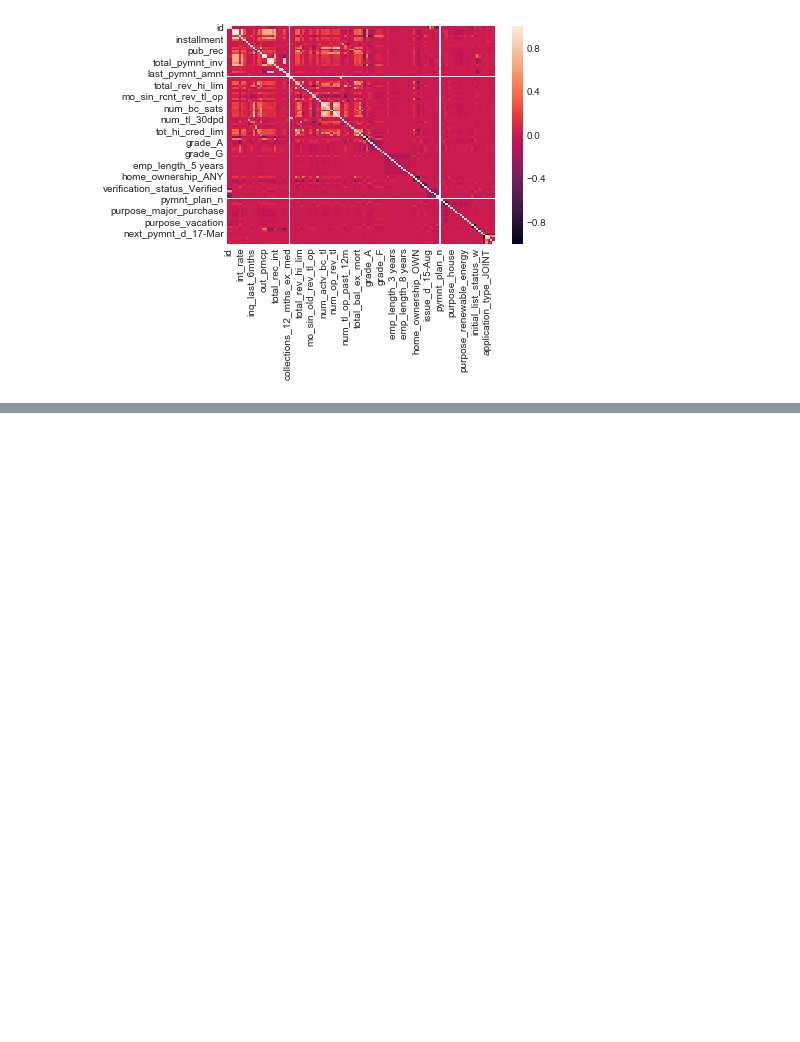
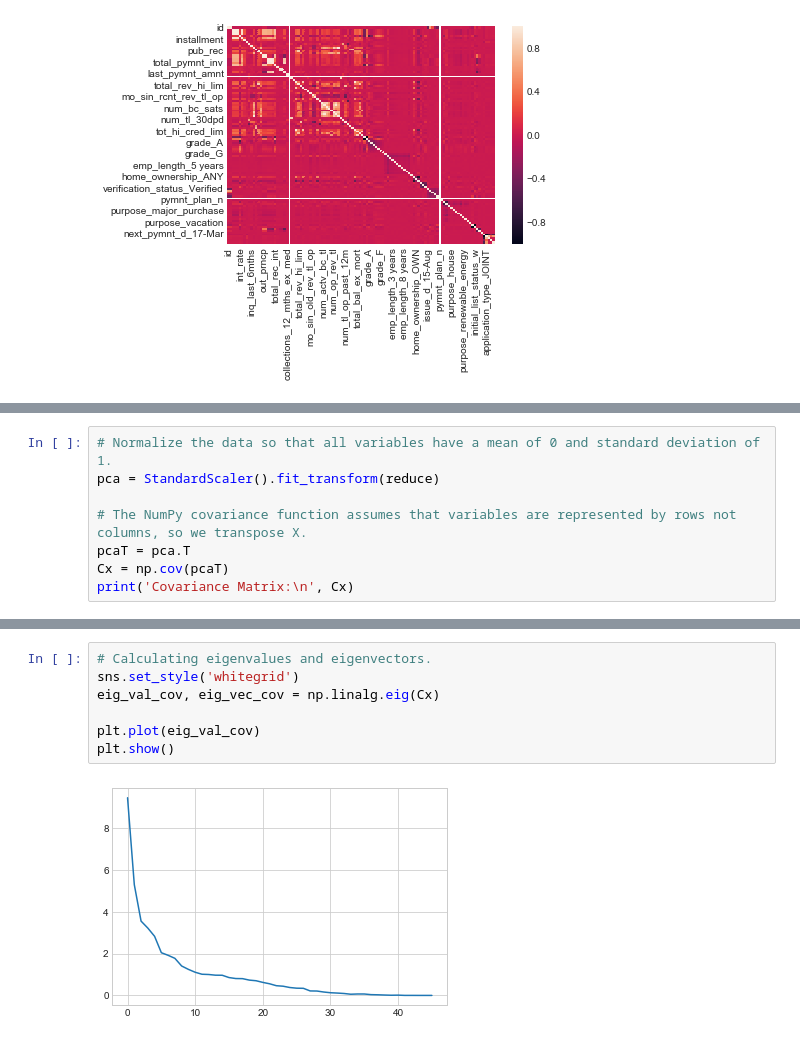
Before and after one commit to brianjinkim/thinkful_datascience, a Jupyter notebook: 3.2.5 Random Forest.ipynb, the cells around one changed output, grey strips where cells are left out. Cells and saved outputs as stored; diff of their text form; blank space fills up the shorter version.

```diff
--- a/3.2.5 Random Forest.ipynb
+++ b/3.2.5 Random Forest.ipynb
@@ -419,0 +172,8 @@ array([0.90775371, 0.90803353, 0.909744  , 0.91162552, 0.91333105,
+# %%
+# Normalize the data so that all variables have a mean of 0 and standard deviation of 1.
+pca = StandardScaler().fit_transform(reduce)
+
+# The NumPy covariance function assumes that variables are represented by rows not columns, so we transpose X.
+pcaT = pca.T
+Cx = np.cov(pcaT)
+print('Covariance Matrix:\n', Cx)
@@ -419,0 +195,9 @@ array([0.90775371, 0.90803353, 0.909744  , 0.91162552, 0.91333105,
+# %%
+# Calculating eigenvalues and eigenvectors.
+sns.set_style('whitegrid')
+eig_val_cov, eig_vec_cov = np.linalg.eig(Cx)
+
+plt.plot(eig_val_cov)
+plt.show()
+# %% [output]
+[figure, added]
```
Also changed, not shown: parts of 48 cells of this notebook, 2 other files.
